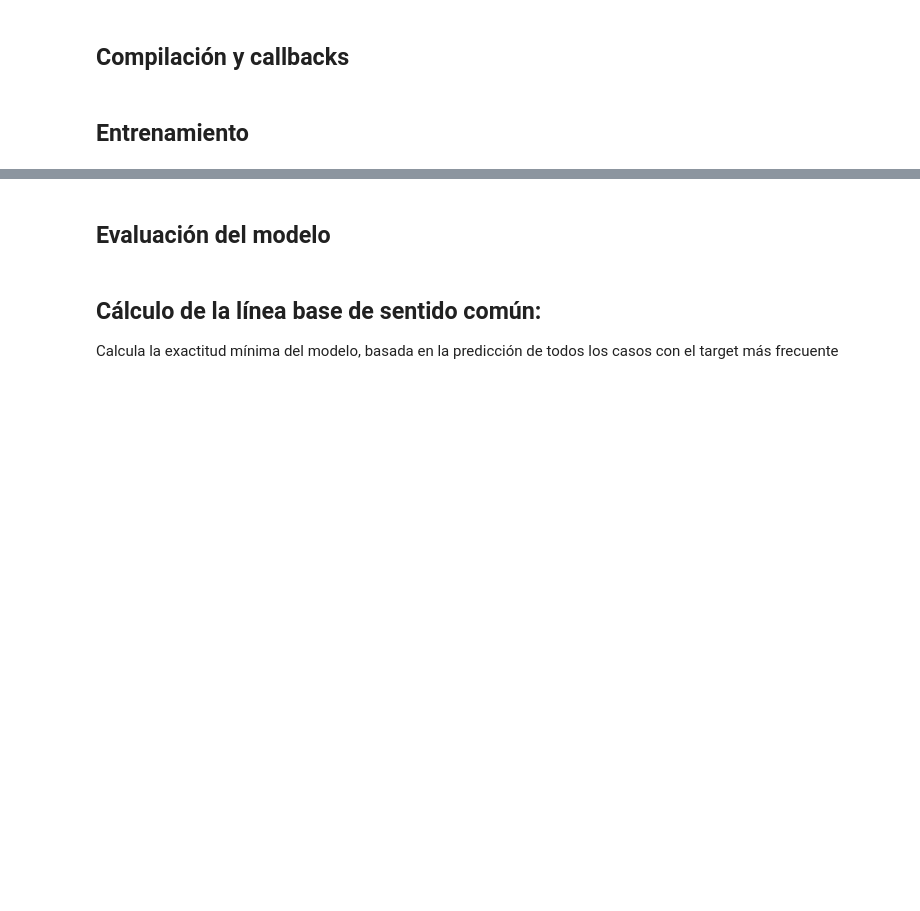
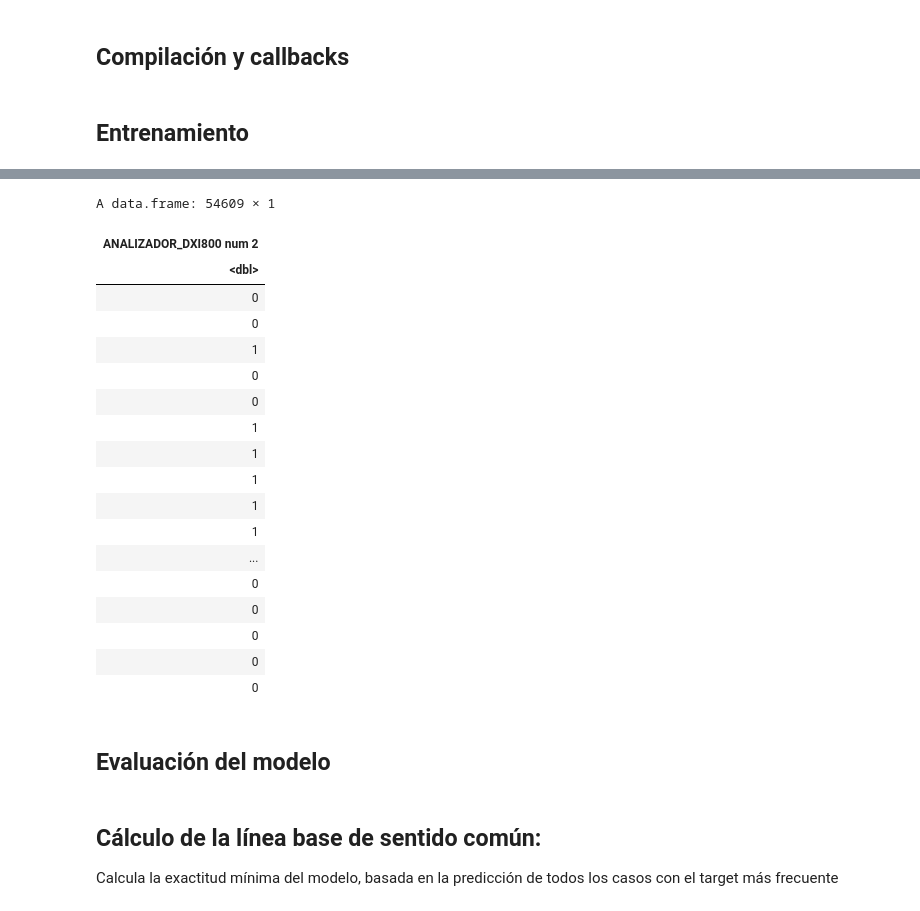
Before and after one commit to garciasergio94y/RNN, a Jupyter notebook: LSTM_onehot_samples_R.ipynb, the cells around one changed output, grey strips where cells are left out. Saved outputs shown, nothing was run; the diff lists cells and outputs as text; code cells hidden in the pictures; blank space fills up the shorter version.

```diff
--- a/LSTM_onehot_samples_R.ipynb
+++ b/LSTM_onehot_samples_R.ipynb
@@ -108,7 +127,7 @@ GPU device name:  /device:GPU:0
 Lectura de archivos de datos
 # %%
 # Leer archivo dataset desde Github:
-url <- "https://raw.githubusercontent.com/garciasergio94y/TFM/LSTM_onehot_samples/Resultados/data_sel_tr?token=GHSAT0AAAAAACDFXH5KNWGWD2PU55UCLZBYZDSOSCA"
+url <- "https://raw.githubusercontent.com/garciasergio94y/RNN/master/Resultados/data_sel_tr?token=GHSAT0AAAAAACDFXH5LCHQQINHEFLV3P2W4ZDUQ6JA"
 data_sel_tr <- read.csv(url)
 
 # Guardar una copia local:
@@ -671,3 +672,25 @@ plot(history_1)
+# %%
+train_code$data[29]
+# %% [output]
+A data.frame: 54609 × 1
+| ANALIZADOR_DXI800 num 2 |
+| <dbl> |
+| 0 |
+| 0 |
+| 1 |
+| 0 |
+| 0 |
+| 1 |
+| 1 |
+| 1 |
+| 1 |
+| 1 |
+| ... |
+| 0 |
+| 0 |
+| 0 |
+| 0 |
+| 0 |
 # %% [markdown]
 ## Evaluación del modelo
 # %%
```
Also changed, not shown: parts of 10 cells of this notebook.
